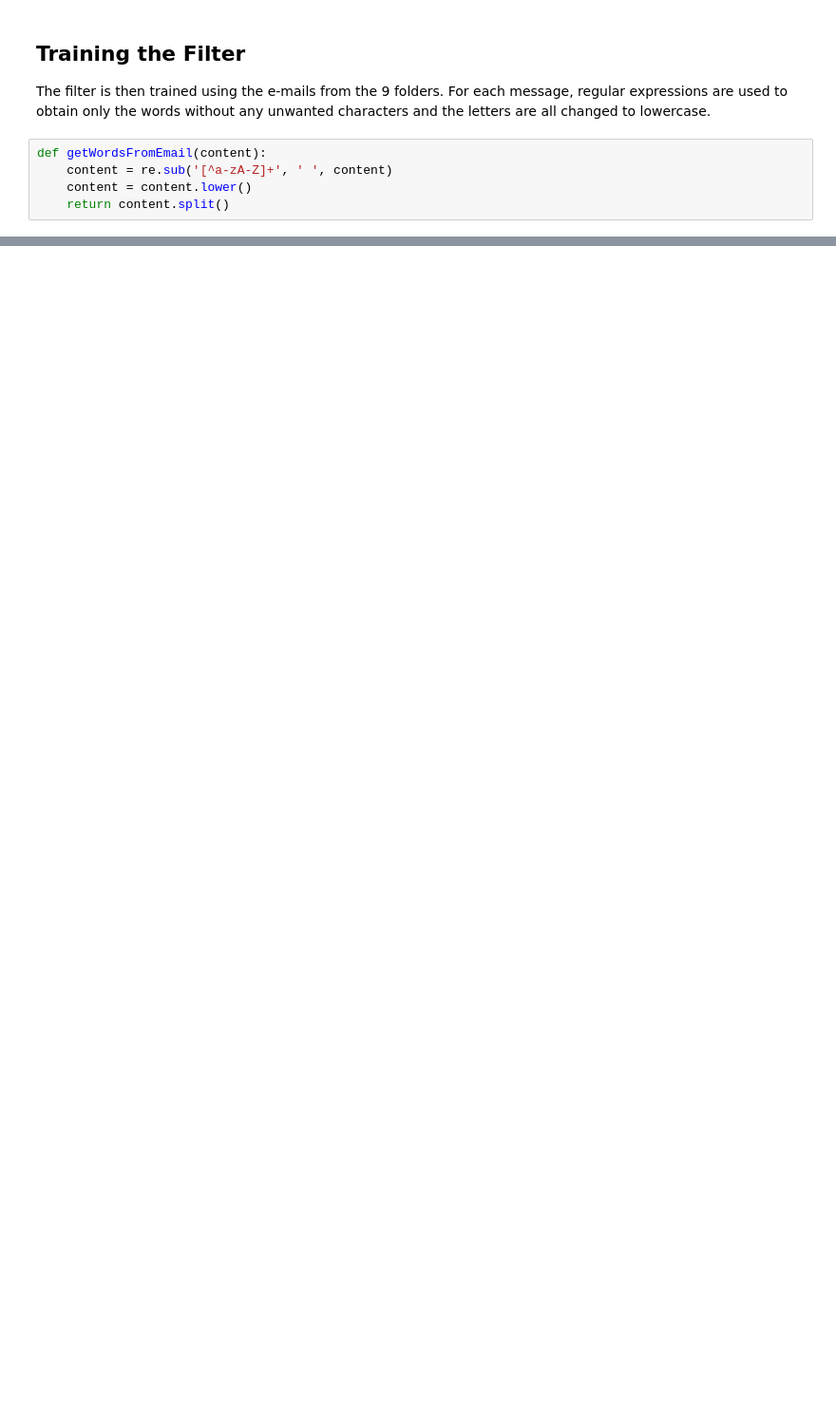
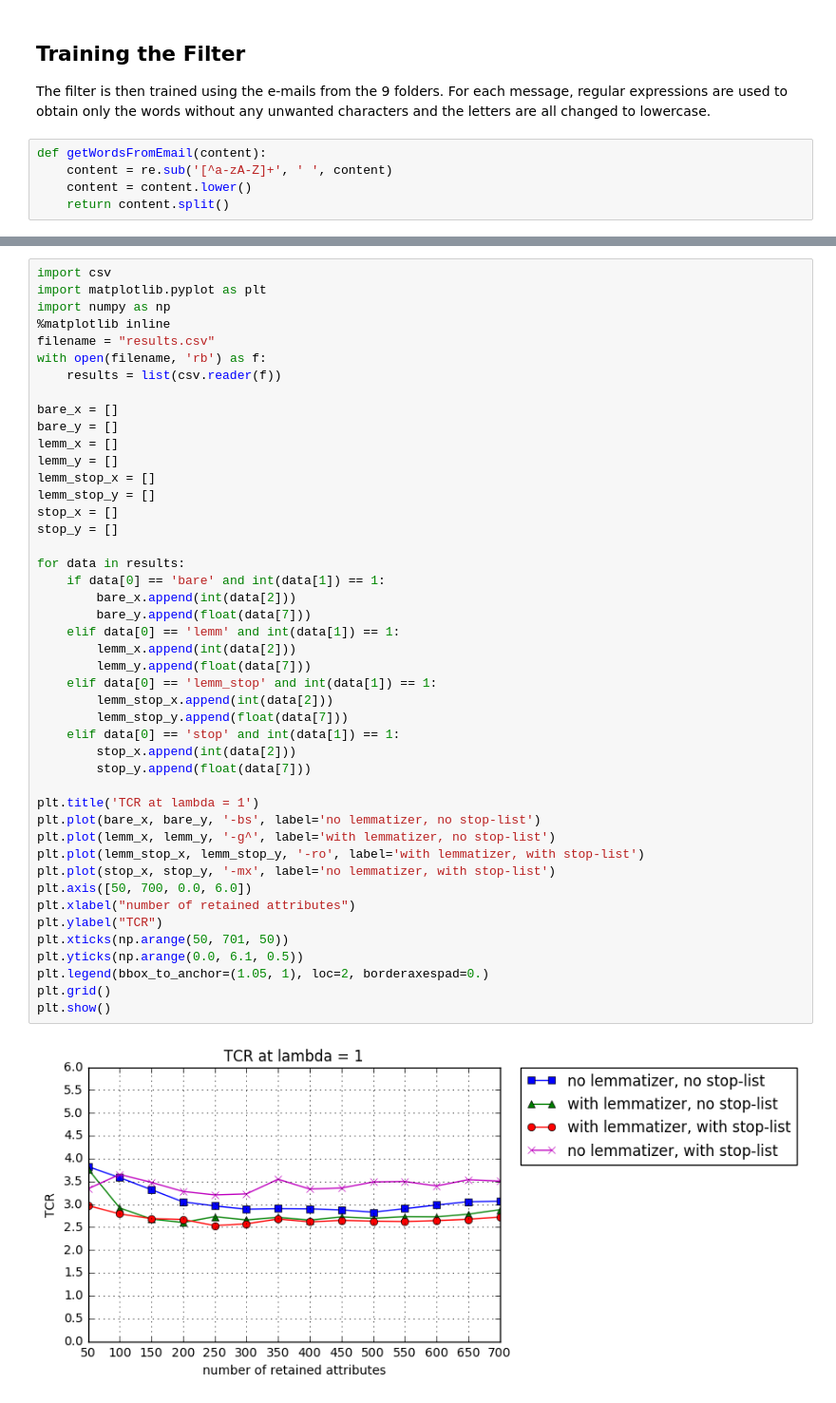
Before and after one commit to Git-Rekt-M8/NoToSpam, a Jupyter notebook: AntiSpamFilter.ipynb, the cells around one changed output, grey strips where cells are left out. Shown: that part at 95% size. Cells and saved outputs as stored; diff of their text form; blank space fills up the shorter version.

Commit message:
Graphs in jupyter

```diff
--- a/AntiSpamFilter.ipynb
+++ b/AntiSpamFilter.ipynb
@@ -193,0 +310,47 @@ show()
+# %%
+import csv
+import matplotlib.pyplot as plt
+import numpy as np
+%matplotlib inline
+filename = "results.csv"
+with open(filename, 'rb') as f:
+    results = list(csv.reader(f))
+
+bare_x = []
+bare_y = []
+lemm_x = []
+lemm_y = []
+lemm_stop_x = []
+lemm_stop_y = []
+stop_x = []
+stop_y = []
+
+for data in results:
+    if data[0] == 'bare' and int(data[1]) == 1:
+        bare_x.append(int(data[2]))
+        bare_y.append(float(data[7]))
+    elif data[0] == 'lemm' and int(data[1]) == 1:
+        lemm_x.append(int(data[2]))
+        lemm_y.append(float(data[7]))
+    elif data[0] == 'lemm_stop' and int(data[1]) == 1:
+        lemm_stop_x.append(int(data[2]))
+        lemm_stop_y.append(float(data[7]))
+    elif data[0] == 'stop' and int(data[1]) == 1:
+        stop_x.append(int(data[2]))
+        stop_y.append(float(data[7]))
+
+plt.title('TCR at lambda = 1')
+plt.plot(bare_x, bare_y, '-bs', label='no lemmatizer, no stop-list')
+plt.plot(lemm_x, lemm_y, '-g^', label='with lemmatizer, no stop-list')
+plt.plot(lemm_stop_x, lemm_stop_y, '-ro', label='with lemmatizer, with stop-list')
+plt.plot(stop_x, stop_y, '-mx', label='no lemmatizer, with stop-list')
+plt.axis([50, 700, 0.0, 6.0])
+plt.xlabel("number of retained attributes")
+plt.ylabel("TCR")
+plt.xticks(np.arange(50, 701, 50))
+plt.yticks(np.arange(0.0, 6.1, 0.5))
+plt.legend(bbox_to_anchor=(1.05, 1), loc=2, borderaxespad=0.)
+plt.grid()
+plt.show()
+# %% [output]
+[figure, added]
```
Also changed, not shown: parts of 58 cells of this notebook, 3 other files.
